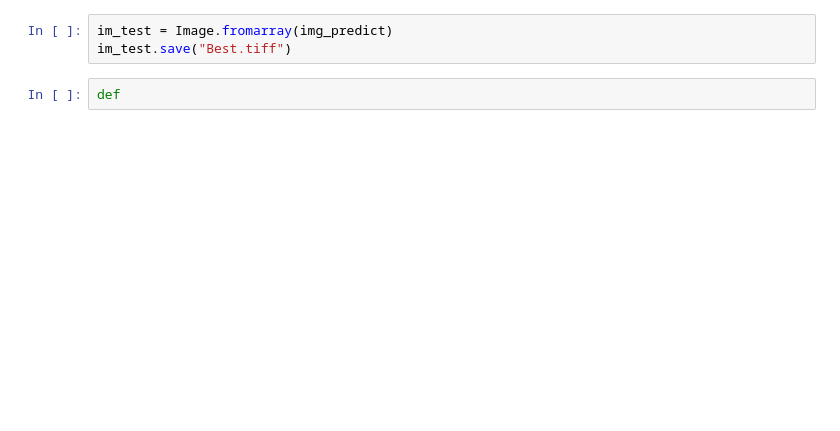
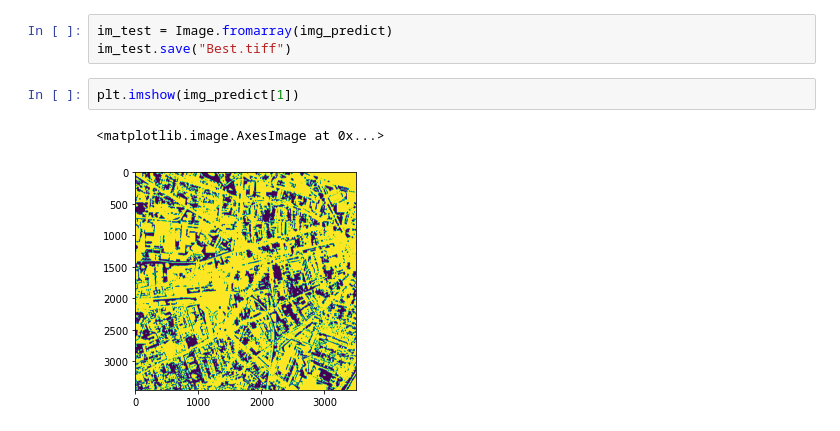
Before and after one commit to cleguevel/Segmentation-of-satellite-images-using-machine-learning, a Jupyter notebook: main.ipynb, the cells around one changed output. Cells and saved outputs as stored; diff of their text form; blank space fills up the shorter version.

```diff
--- a/main.ipynb
+++ b/main.ipynb
@@ -449,5 +512,8 @@ plt.imshow(img_predict)
 # %%
 im_test = Image.fromarray(img_predict)
 im_test.save("Best.tiff")
-# %%
-def
+# %%
+plt.imshow(img_predict[1])
+# %% [output]
+<matplotlib.image.AxesImage at 0x...>
+[figure, added]
```
Also changed, not shown: parts of 12 cells of this notebook.
